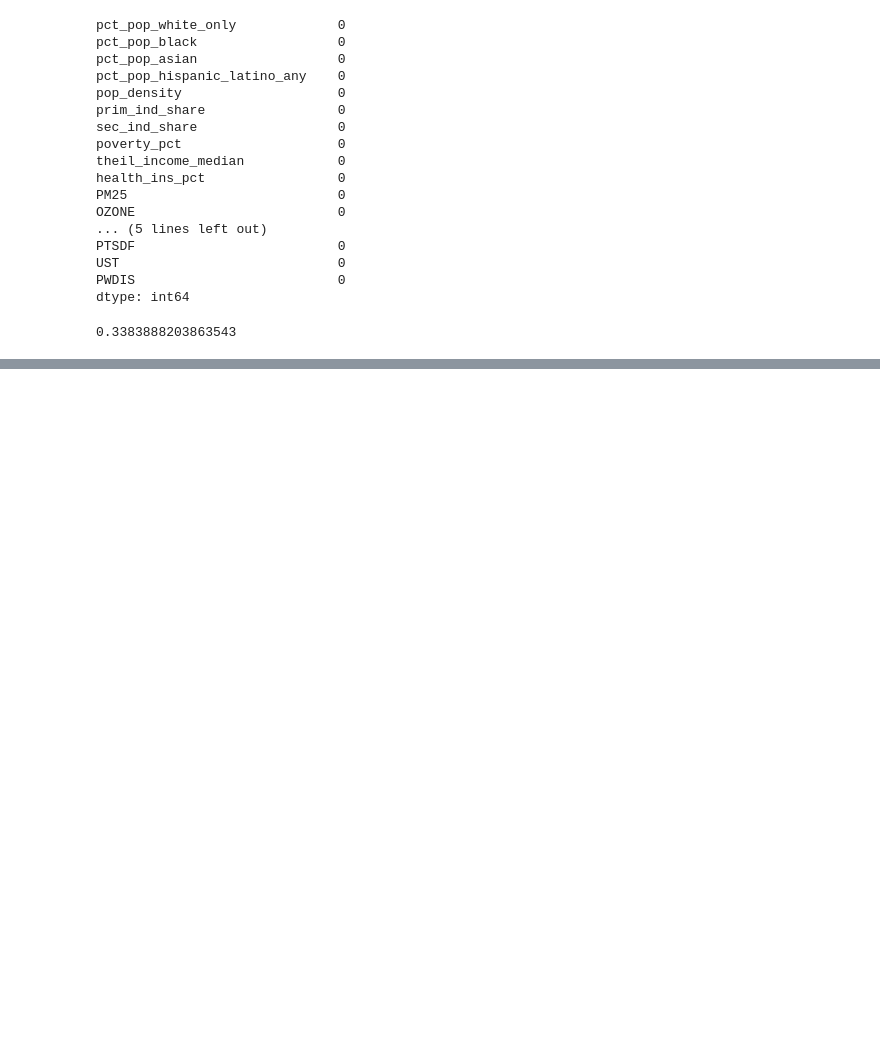
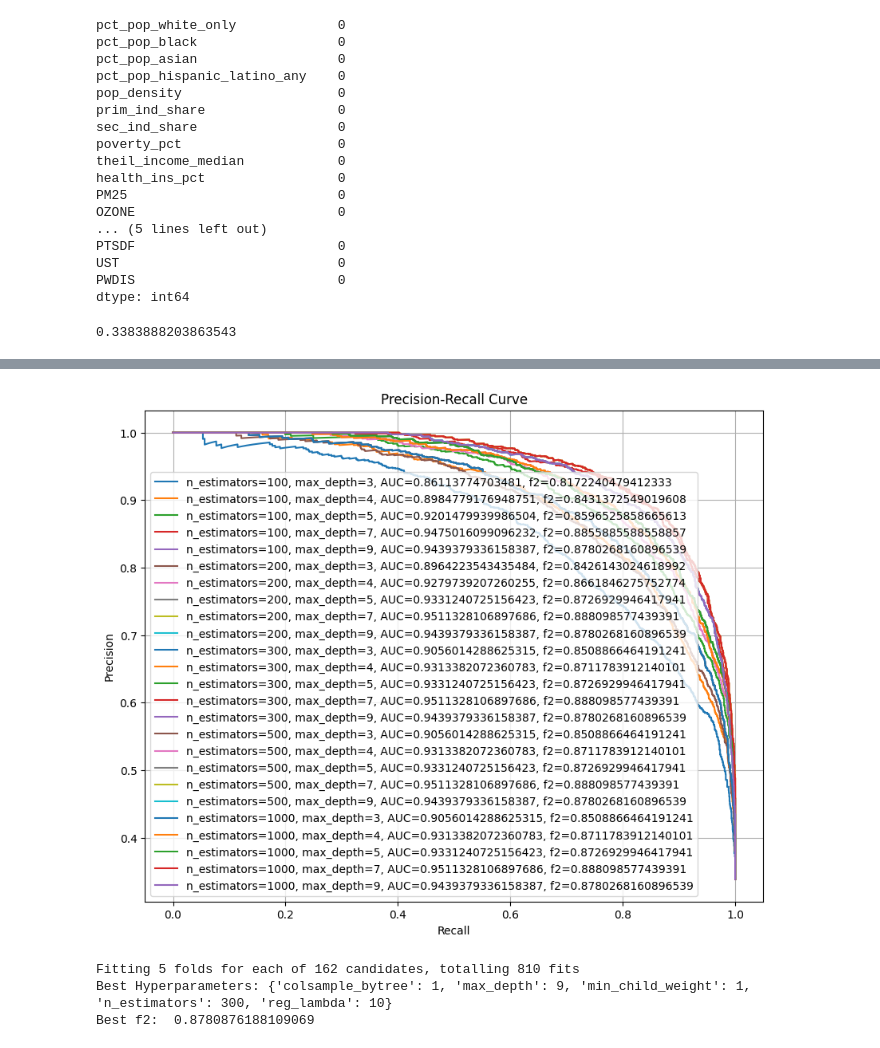
Before and after one commit to braeden-reinoso/Air-Toxin-Risk-in-Marginalized-Communities, a Jupyter notebook: Models/XGBoost/xgboost.ipynb, the cells around one changed output, grey strips where cells are left out. Cells and saved outputs as stored; diff of their text form; code cells hidden in the pictures; blank space fills up the shorter version.

```diff
--- a/Models/XGBoost/xgboost.ipynb
+++ b/Models/XGBoost/xgboost.ipynb
@@ -164,8 +121,0 @@ xgb_clf = xgb_clf.fit(
-# %%
-# making the confusion matrix on the test data
-
-y_pred = xgb_clf.predict(X_test)
-cm = confusion_matrix(y_test, y_pred)
-disp = ConfusionMatrixDisplay(confusion_matrix=cm, display_labels=["low-risk", "high-risk"])
-disp.plot()
-plt.show()
@@ -173,0 +175,65 @@ plt.show()
+# %%
+# we'll use this for loop before gridsearchCV to find best values of n_estimators and max_depth while minimizing overfitting risk
+# this code plots the PR curves for all the values of n_estimators and max_depth below
+# then, we'll take the lowest values that give the best AUC-PR
+# looks like the best one is (200,7)
+
+n_estimators_values = [100,200,300,500,1000]
+max_depth_values = [3,4,5,7,9]
+
+plt.figure(figsize=(10,8))
+
+for n in n_estimators_values:
+    for m in max_depth_values:
+        xgb_clf_nm = xgboost.XGBClassifier(objective='binary:logistic', missing=-999, seed=201, scale_pos_weight=2, learning_rate=0.3, n_estimators=n, max_depth=m)
+        xgb_clf_nm = xgb_clf_nm.fit(
+            X_train,
+            y_train,
+            verbose=False,
+            eval_metric = f2_eval,
+            eval_set = [(X_val, y_val)],
+            early_stopping_rounds = 20,
+        )
+        y_prob = xgb_clf_nm.predict_proba(X_val)[:,1]
+        precision, recall, _ = precision_recall_curve(y_val, y_prob)
+        auc_score = auc(recall, precision)
+
+        y_pred = xgb_clf_nm.predict(X_val)
+        f2 = fbeta_score(y_val, y_pred, beta=2)
+
+        plt.plot(recall, precision, label = f'n_estimators={n}, max_depth={m}, AUC={auc_score}, f2={f2}')
+
+plt.xlabel('Recall')
+plt.ylabel('Precision')
+plt.title('Precision-Recall Curve')
+plt.legend()
+plt.grid(True)
+plt.show()
+# %% [output]
+[figure, added]
+# %%
+# gridsearchCV to help tune hyperparameters
+# for our first grid search, we'll try some regularization to see if we can increase n_estimators and max_depth
+# looks like we should try increasing max_depth with colsample_bytree=0.9, min_child_weight=2, and reg_lambda=10
+
+xgb_clf = xgboost.XGBClassifier(objective='binary:logistic', missing=-999, seed=201, scale_pos_weight=2, learning_rate=0.3)
+
+f2_scorer = make_scorer(fbeta_score, beta=2)
+param_grid = {
+    'n_estimators' : [100,200,300],
+    'max_depth' : [7,9],
+    'min_child_weight' : [1,2,3],
+    'colsample_bytree' : [0.8,0.9,1],
+    'reg_lambda' : [0,1,10]
+}
+
+grid_search = GridSearchCV(xgb_clf, param_grid, scoring=f2_scorer, cv=5, verbose=1, n_jobs=1)
+
+grid_search.fit(X_train,y_train)
+
+print("Best Hyperparameters:", grid_search.best_params_)
+print("Best f2: ", grid_search.best_score_)
+# %% [output]
+Fitting 5 folds for each of 162 candidates, totalling 810 fits
+Best Hyperparameters: {'colsample_bytree': 1, 'max_depth': 9, 'min_child_weight': 1, 'n_estimators': 300, 'reg_lambda': 10}
+Best f2:  0.8780876188109069
```
Also changed, not shown: parts of 16 cells of this notebook.
